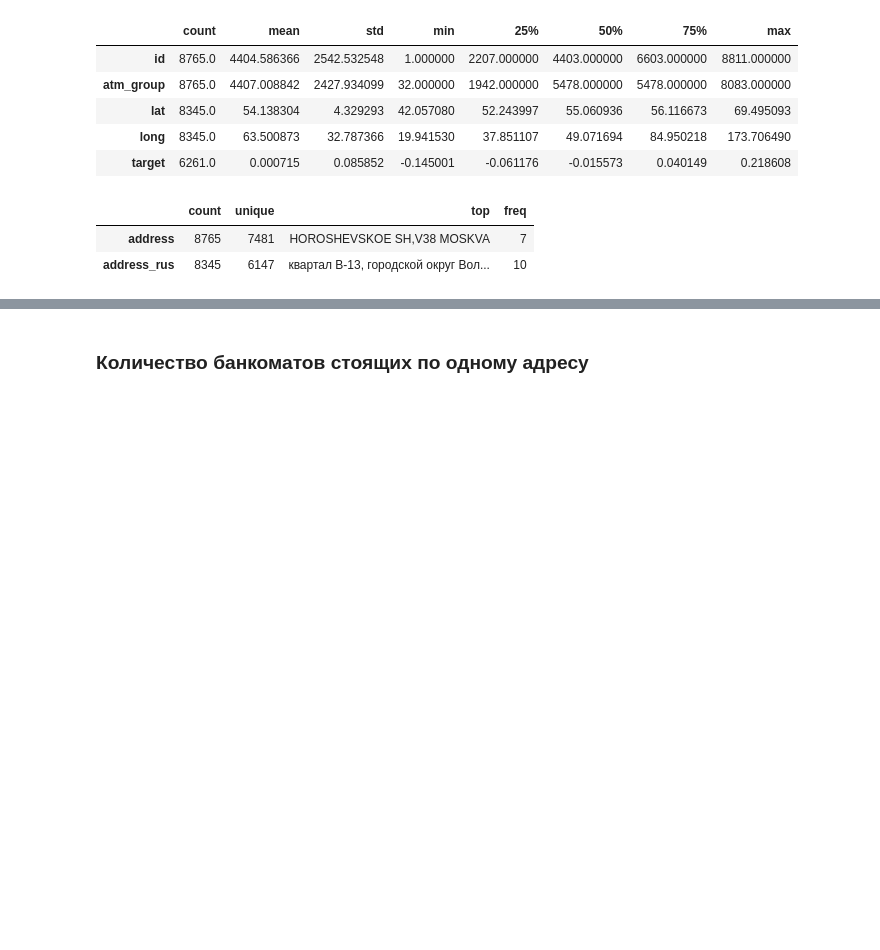
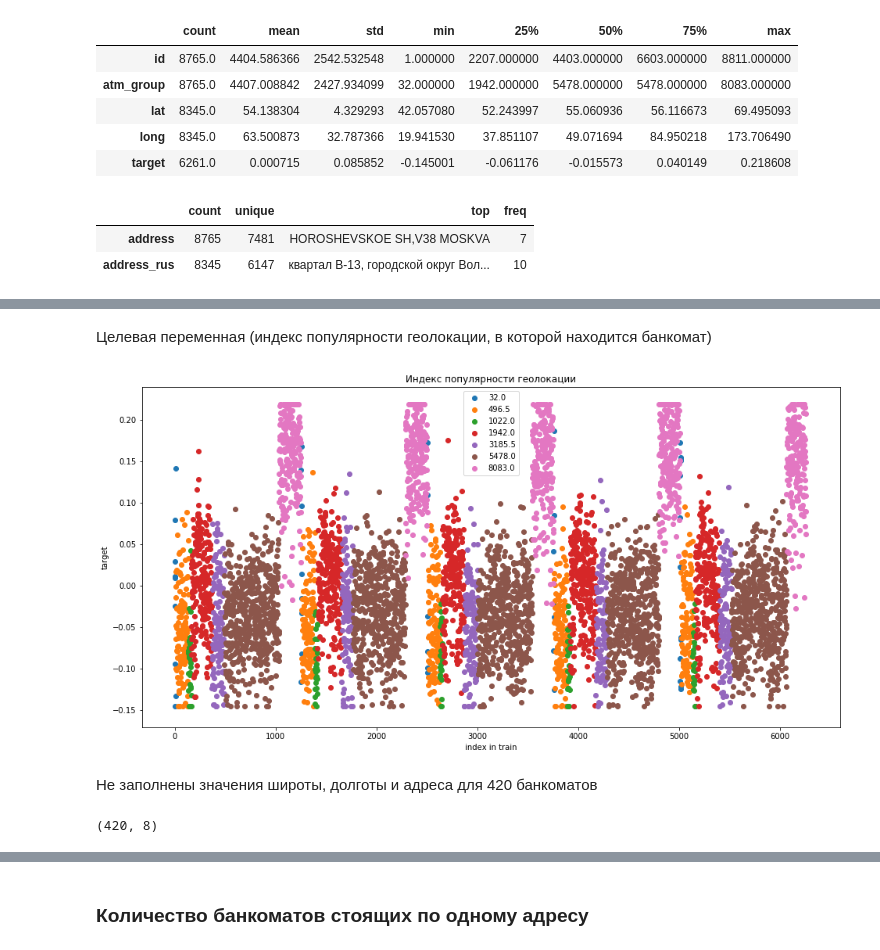
Before and after one commit to userusr/rosbank_happy_data_year, a Jupyter notebook: notebooks/00-baseline.ipynb, the cells around one changed output, grey strips where cells are left out. Saved outputs shown, nothing was run; the diff lists cells and outputs as text; code cells hidden in the pictures; blank space fills up the shorter version.

```diff
--- a/notebooks/00-baseline.ipynb
+++ b/notebooks/00-baseline.ipynb
@@ -36,0 +119,24 @@ X.describe(include='object').T
+# %% [markdown]
+Целевая переменная (индекс популярности геолокации, в которой находится банкомат)
+# %%
+fig, ax = plt.subplots(1, 1, figsize=(16, 8))
+
+for i, s in enumerate(train.atm_group.unique()):
+    tmp = train[train.atm_group == s]
+    ax.scatter(tmp.index, tmp.target,label=s)
+
+ax.set(xlabel='index in train',
+       ylabel='target',
+       title='Индекс популярности геолокации')
+
+ax.legend(loc=0)
+fig.show()
+# %% [output]
+[figure, added]
+# %% [markdown]
+Не заполнены значения широты, долготы и адреса для 420 банкоматов
+# %%
+unknown = X[X['lat'].isnull() & X['long'].isnull() & X['address_rus'].isnull()]
+unknown.shape
+# %% [output]
+(420, 8)
```
Also changed, not shown: parts of 114 cells of this notebook, 19 other files.
